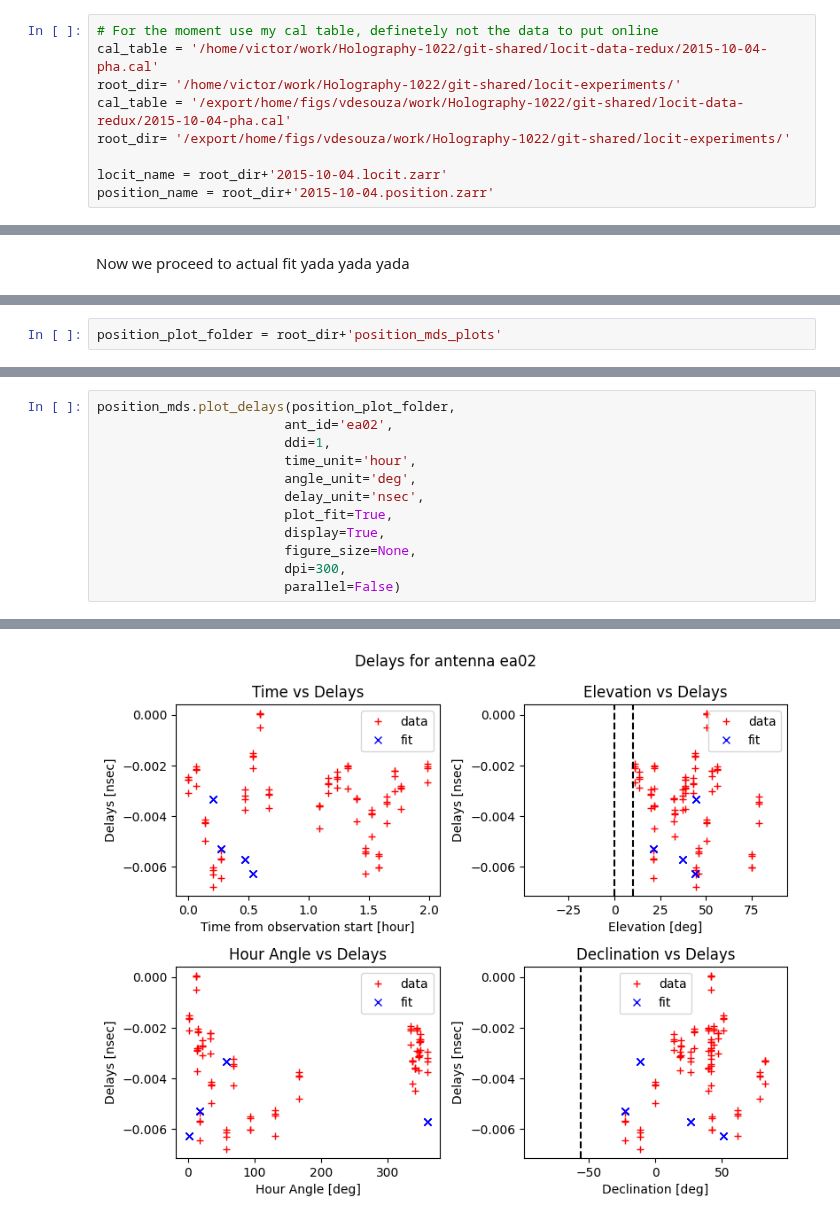
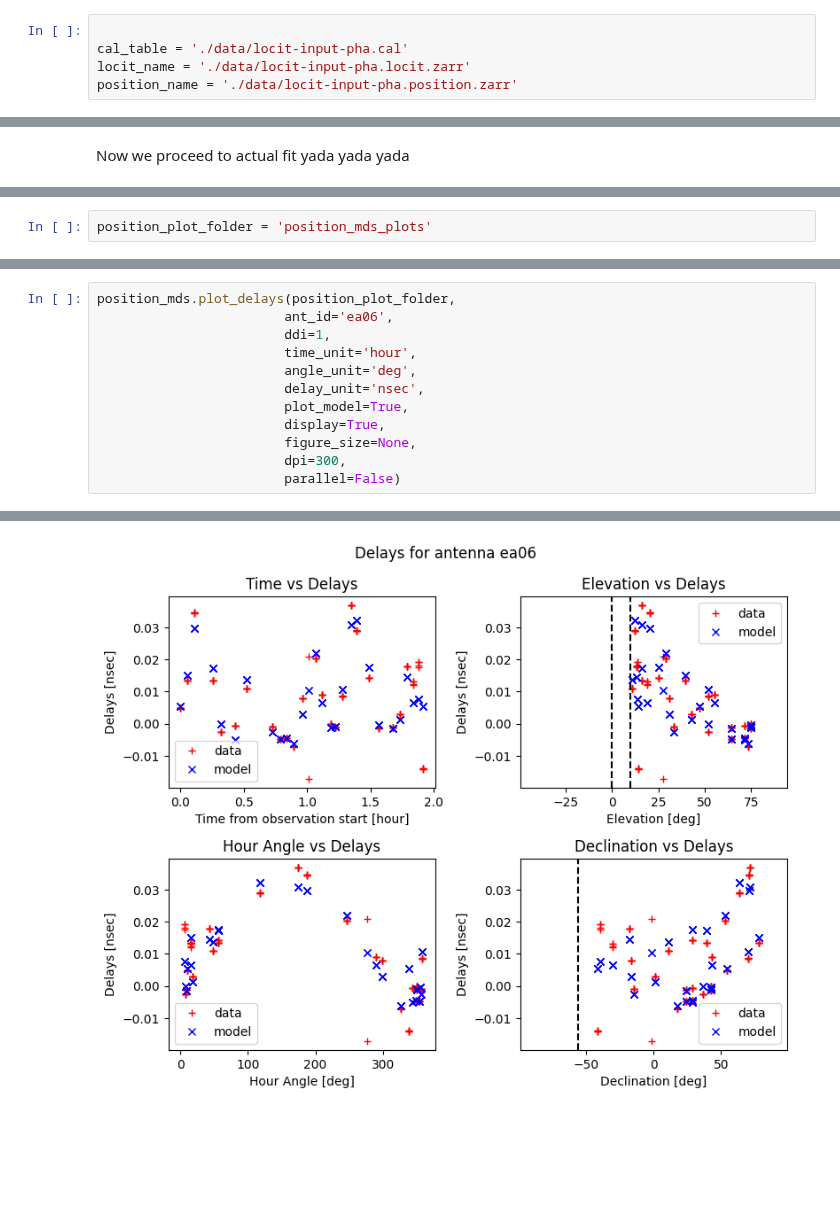
Before and after one commit to casangi/astrohack, a Jupyter notebook: docs/locit_tutorial.ipynb, the cells around one changed output, grey strips where cells are left out. Saved outputs shown, nothing was run; the diff lists cells and outputs as text; blank space fills up the shorter version.

Commit message:
LOCIT: First fully functional version of the locit notebook tutorial

```diff
--- a/docs/locit_tutorial.ipynb
+++ b/docs/locit_tutorial.ipynb
@@ -68,12 +79,8 @@ Worker: 1
 # %%
-# For the moment use my cal table, definetely not the data to put online
-cal_table = '/home/victor/work/Holography-1022/git-shared/locit-data-redux/2015-10-04-pha.cal'
-root_dir= '/home/victor/work/Holography-1022/git-shared/locit-experiments/'
-cal_table = '/export/home/figs/vdesouza/work/Holography-1022/git-shared/locit-data-redux/2015-10-04-pha.cal'
-root_dir= '/export/home/figs/vdesouza/work/Holography-1022/git-shared/locit-experiments/'
 
-locit_name = root_dir+'2015-10-04.locit.zarr'
-position_name = root_dir+'2015-10-04.position.zarr'
+cal_table = './data/locit-input-pha.cal'
+locit_name = './data/locit-input-pha.locit.zarr'
+position_name = './data/locit-input-pha.position.zarr'
 # %%
 %%time
 from astrohack.extract_locit import extract_locit
@@ -243,4 +244,4 @@ with open(position_export_folder+'/locit_fit_results.txt', 'r') as file:
 # %%
-position_plot_folder = root_dir+'position_mds_plots'
+position_plot_folder = 'position_mds_plots'
 # %%
 position_mds.plot_sky_coverage(position_plot_folder,
@@ -258,11 +258,11 @@ position_mds.plot_sky_coverage(position_plot_folder,
 # %%
 position_mds.plot_delays(position_plot_folder,
-                        ant_id='ea02',
+                        ant_id='ea06',
                         ddi=1,
                         time_unit='hour',
                         angle_unit='deg',
                         delay_unit='nsec',
-                        plot_fit=True,
+                        plot_model=True,
                         display=True,
                         figure_size=None,
                         dpi=300,
@@ -272 +273 @@ position_mds.plot_delays(position_plot_folder,
-[figure, old version]
+[figure, new version]
```
Also changed, not shown: parts of 22 cells of this notebook.
